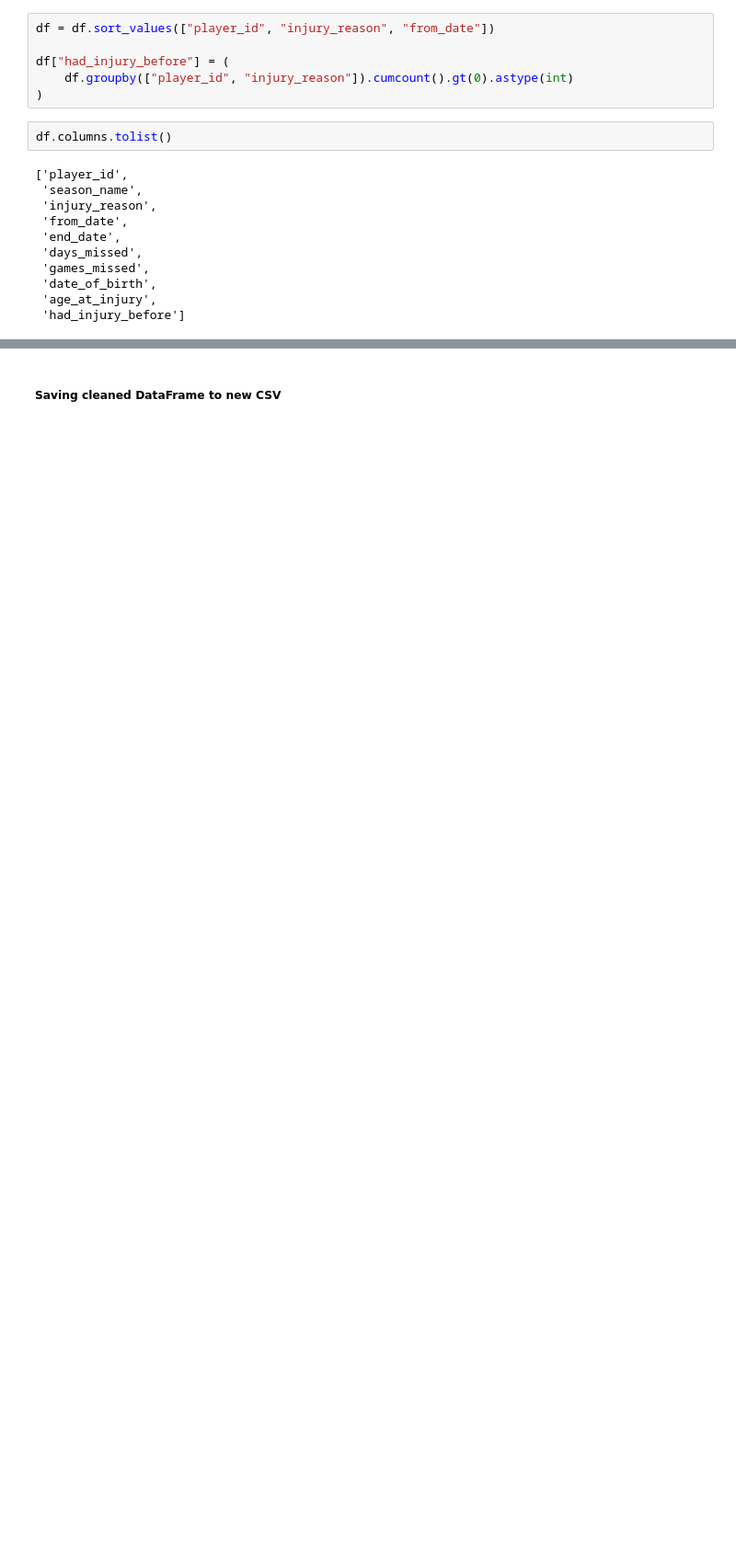
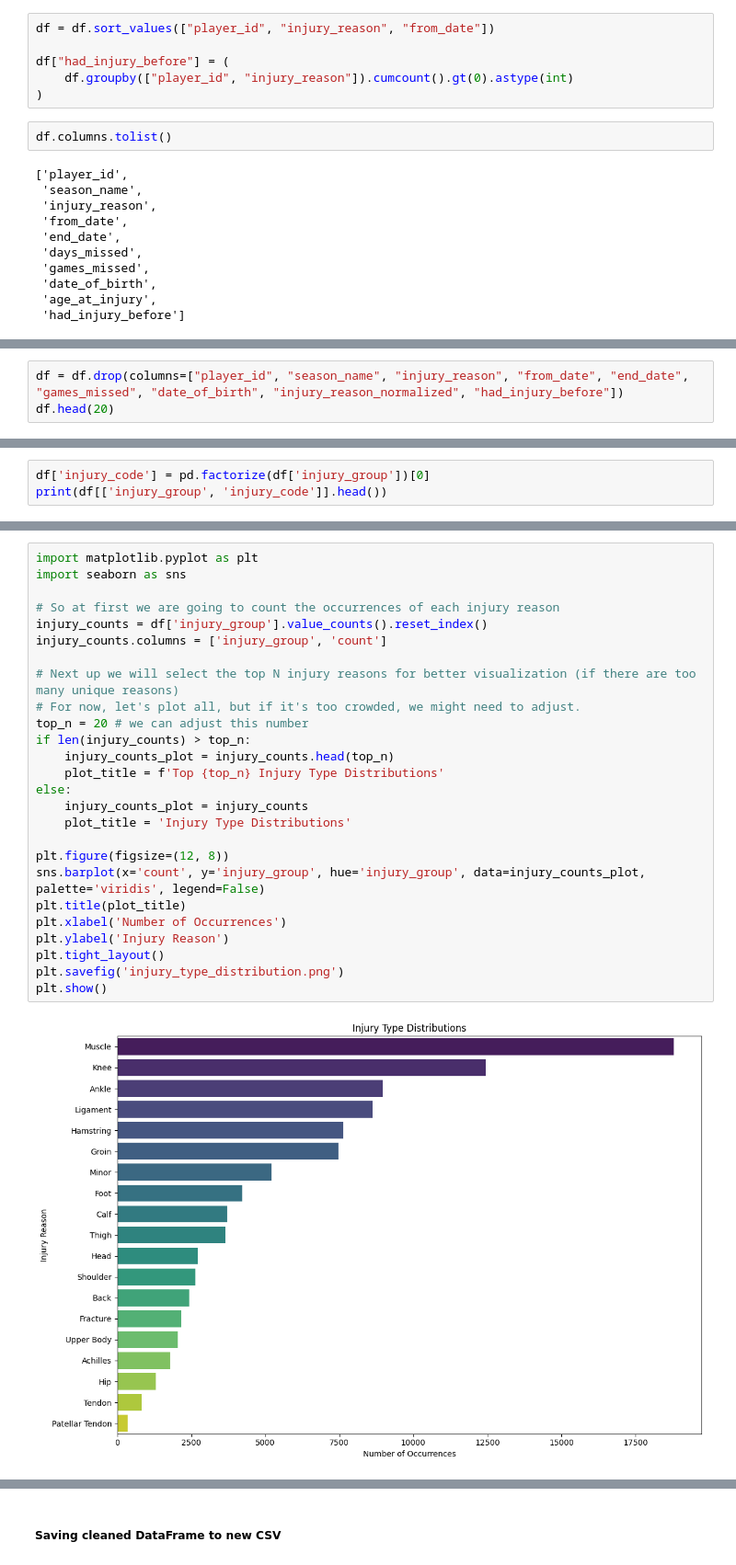
Before and after one commit to Achyuthkrishnan/Predicting-Football-Injuries-using-LSTM, a Jupyter notebook: Data_Cleaning_2.ipynb, the cells around one changed output, grey strips where cells are left out. Shown at 92% size. Drawn from its saved outputs; the diff is of its cells as text; blank space fills up the shorter version.

```diff
--- a/Data_Cleaning_2.ipynb
+++ b/Data_Cleaning_2.ipynb
@@ -111,0 +648,3 @@ df.head(10)
+# %%
+df = df.drop(columns=["player_id", "season_name", "injury_reason", "from_date", "end_date", "games_missed", "date_of_birth", "injury_reason_normalized", "had_injury_before"])
+df.head(20)
@@ -111,0 +669,3 @@ df.head(10)
+# %%
+df['injury_code'] = pd.factorize(df['injury_group'])[0]
+print(df[['injury_group', 'injury_code']].head())
@@ -111,0 +679,28 @@ df.head(10)
+# %%
+import matplotlib.pyplot as plt
+import seaborn as sns
+
+# So at first we are going to count the occurrences of each injury reason
+injury_counts = df['injury_group'].value_counts().reset_index()
+injury_counts.columns = ['injury_group', 'count']
+
+# Next up we will select the top N injury reasons for better visualization (if there are too many unique reasons)
+# For now, let's plot all, but if it's too crowded, we might need to adjust.
+top_n = 20 # we can adjust this number
+if len(injury_counts) > top_n:
+    injury_counts_plot = injury_counts.head(top_n)
+    plot_title = f'Top {top_n} Injury Type Distributions'
+else:
+    injury_counts_plot = injury_counts
+    plot_title = 'Injury Type Distributions'
+
+plt.figure(figsize=(12, 8))
+sns.barplot(x='count', y='injury_group', hue='injury_group', data=injury_counts_plot, palette='viridis', legend=False)
+plt.title(plot_title)
+plt.xlabel('Number of Occurrences')
+plt.ylabel('Injury Reason')
+plt.tight_layout()
+plt.savefig('injury_type_distribution.png')
+plt.show()
+# %% [output]
+[figure, added]
```
Also changed, not shown: parts of 14 cells of this notebook, 1 other file.
